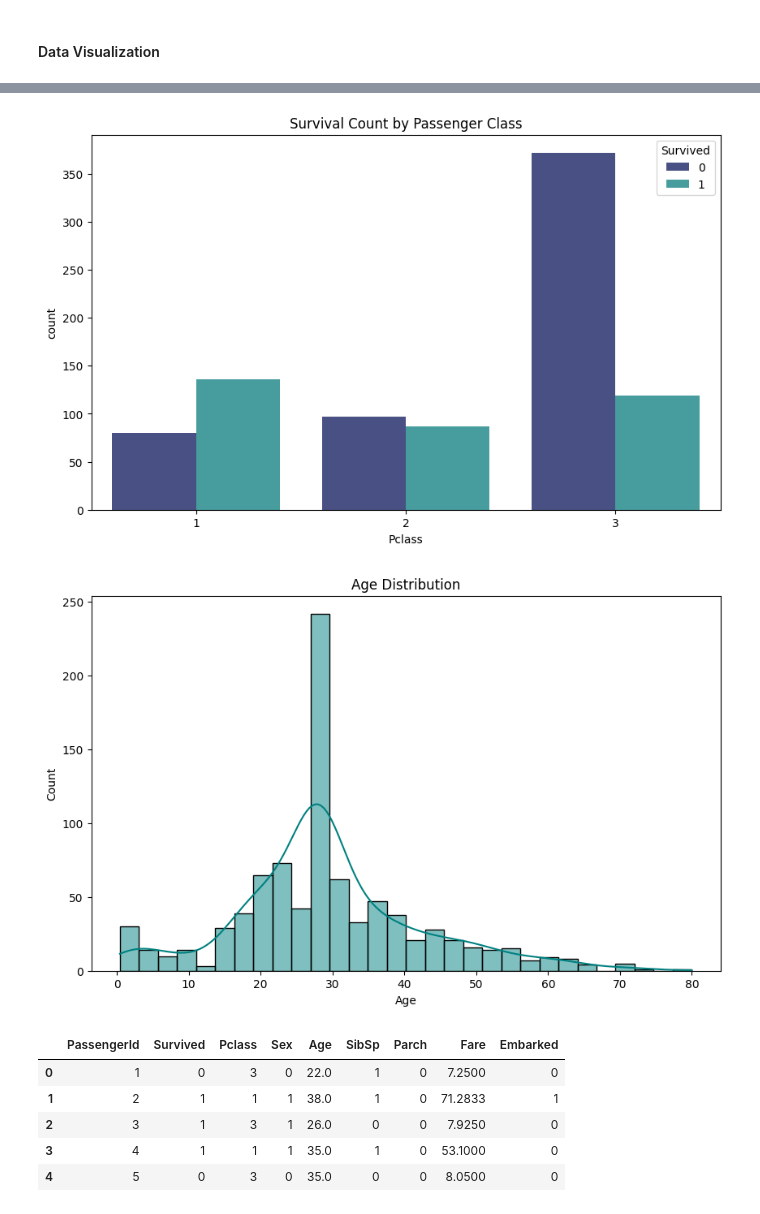
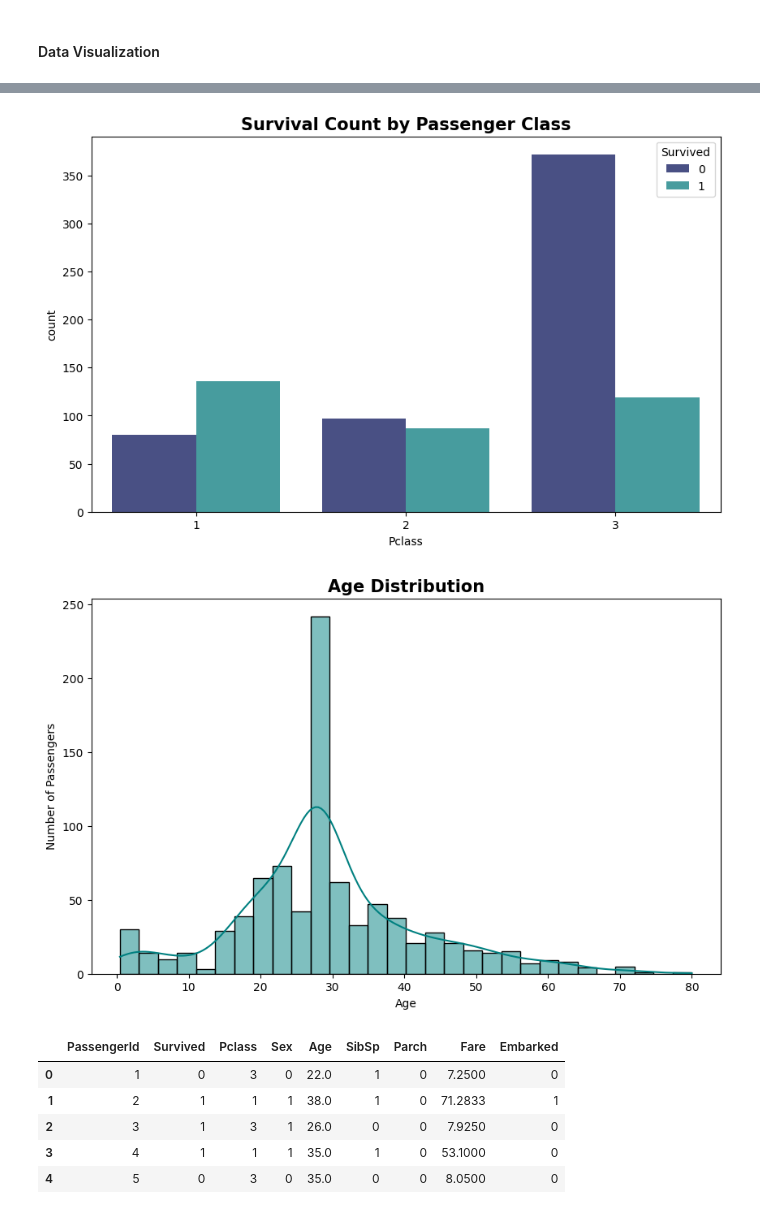
Before and after one commit to shindevaish/Titanic_Survival, a Jupyter notebook: train.ipynb, the cells around one changed output, grey strips where cells are left out. Saved outputs shown, nothing was run; the diff lists cells and outputs as text; code cells hidden in the pictures.

```diff
--- a/train.ipynb
+++ b/train.ipynb
@@ -104,17 +105,18 @@ plt.show()
 # %%
 plt.figure(figsize=(10,6))
 sns.countplot(x='Pclass', hue='Survived', data=train, palette='mako')
-plt.title('Survival Count by Passenger Class')
+plt.title('Survival Count by Passenger Class', fontweight='bold', fontsize=15)
 plt.show()
 # %% [output]
-[figure, old version]
+[figure, new version]
 # %%
 plt.figure(figsize=(10,6))
 sns.histplot(train['Age'], bins=30, kde=True, color='teal')
-plt.title('Age Distribution')
+plt.ylabel('Number of Passengers')
+plt.title('Age Distribution', fontweight='bold', fontsize=15)
 plt.show()
 # %% [output]
-[figure, old version]
+[figure, new version]
 # %%
 # Converting non-integer values to integer in training set
 train['Sex'] = train['Sex'].map({'male': 0, 'female': 1})
```
Also changed, not shown: parts of 2 cells of this notebook.
